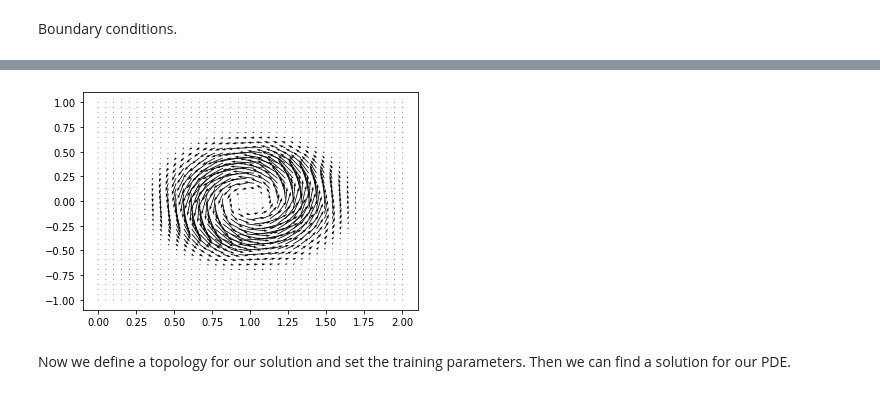
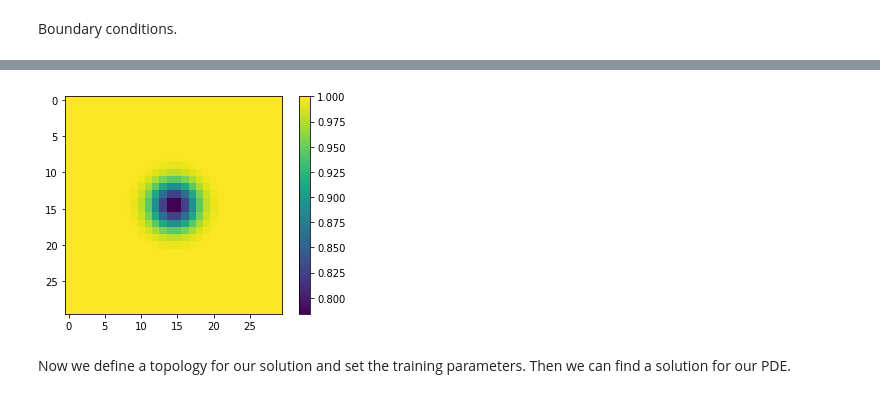
Before and after one commit to smatkovi/nangs, a Jupyter notebook: examples/06_vortex2d.ipynb, the cells around one changed output, grey strips where cells are left out. Cells and saved outputs as stored; diff of their text form; code cells hidden in the pictures.

```diff
--- a/examples/06_vortex2d.ipynb
+++ b/examples/06_vortex2d.ipynb
@@ -134,12 +122,9 @@ plt.show()
-# %%
-# removing free-streem velocity component
-
-fig, ax = plt.subplots()
-q = ax.quiver(x, y, u - 1, v)
-ax.quiverkey(q, X=0.3, Y=1.1, U=10, label='Quiver key, length = 10', labelpos='E')
-plt.show()
-# %% [output]
-[figure, removed]
+# %%
+plt.imshow(r0.reshape(len(y),len(x)))
+plt.colorbar()
+plt.show()
+# %% [output]
+[figure, added]
 # %% [markdown]
 Now we define a topology for our solution and set the training parameters. Then we can find a solution for our PDE.
 # %%
```
Also changed, not shown: parts of 9 cells of this notebook, 10 other files.
